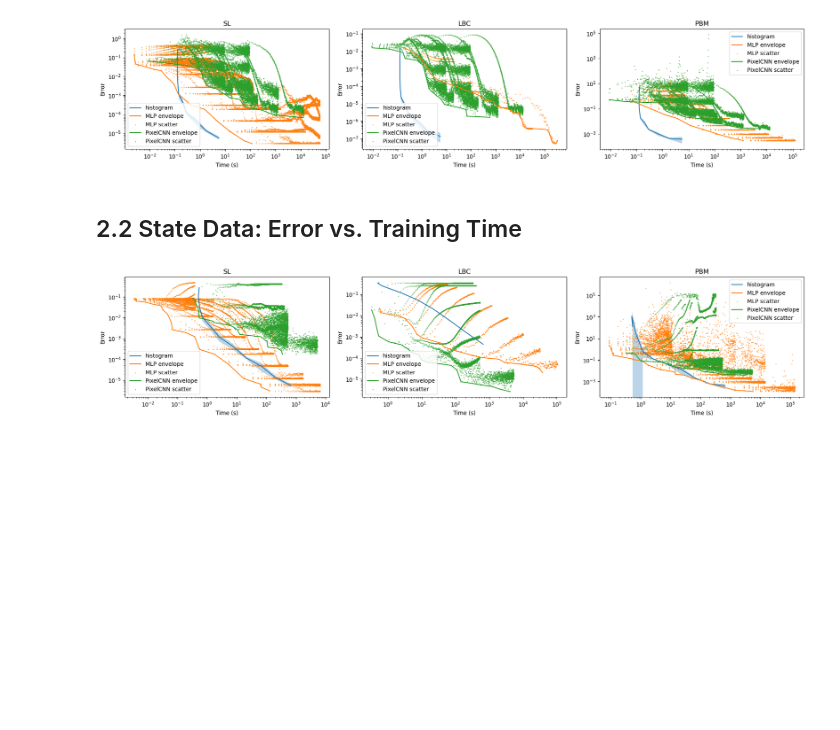
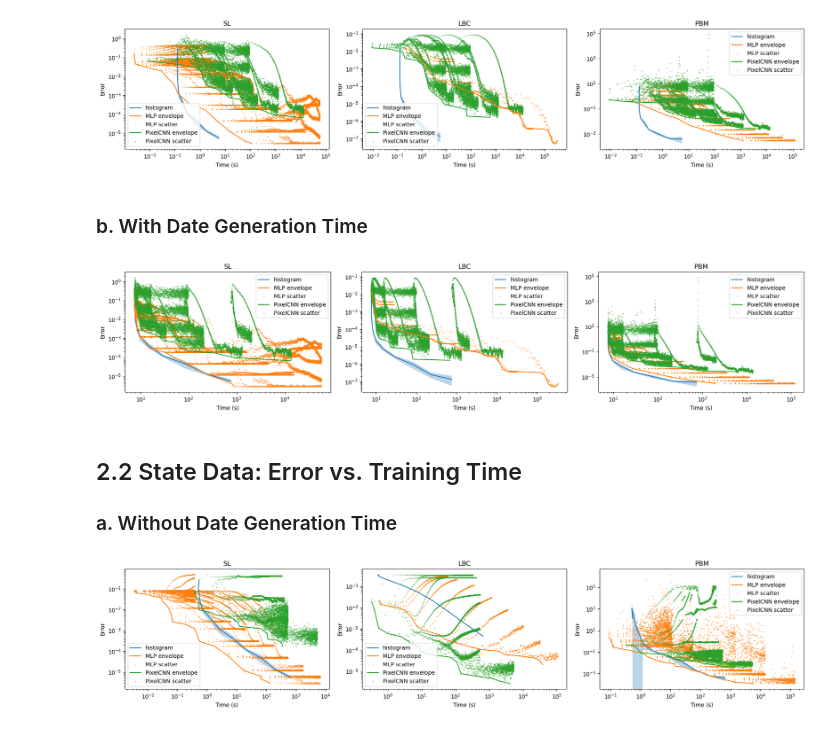
Before and after one commit to difeizhang/ising, a Jupyter notebook: plot.ipynb, the cells around one changed output. Cells and saved outputs as stored; diff of their text form; code cells hidden in the pictures; blank space fills up the shorter version.

Commit message:
update plots
compare lbc; include data generation time

```diff
--- a/plot.ipynb
+++ b/plot.ipynb
@@ -133,8 +134,54 @@ plt.tight_layout()
 plt.show()
 # %% [output]
 [figure]
+# %% [markdown]
+### b. With Date Generation Time
+# %%
+data_error_vs_time_histogram_SL = np.load('./overleaf/e/error_vs_time_histogram_SL_include.npz')
+data_error_vs_time_histogram_LBC = np.load('./overleaf/e/error_vs_time_histogram_LBC_include.npz')
+data_error_vs_time_histogram_PBM = np.load('./overleaf/e/error_vs_time_histogram_PBM_include.npz')
+data_error_vs_time_discriminative_SL = np.load('./overleaf/e/error_vs_time_discriminative_SL_include.npz')
+data_error_vs_time_discriminative_LBC = np.load('./overleaf/e/error_vs_time_discriminative_LBC_include.npz')
+data_error_vs_time_discriminative_PBM = np.load('./overleaf/e/error_vs_time_discriminative_PBM_include.npz')
+data_error_vs_time_generative_SL = np.load('./overleaf/e/error_vs_time_generative_SL_include.npz')
+data_error_vs_time_generative_LBC = np.load('./overleaf/e/error_vs_time_generative_LBC_include.npz')
+data_error_vs_time_generative_PBM = np.load('./overleaf/e/error_vs_time_generative_PBM_include.npz')
+# %%
+fig, axs = plt.subplots(1, 3, figsize=(18, 4))
+plot_error_vs_time(data_error_vs_time_histogram_SL, axs[0], 'histogram')
+plot_error_vs_time(data_error_vs_time_discriminative_SL, axs[0], 'MLP envelope', mode='envelope')
+plot_error_vs_time(data_error_vs_time_discriminative_SL, axs[0], 'MLP scatter', mode='scatter')
+plot_error_vs_time(data_error_vs_time_generative_SL, axs[0], 'PixelCNN envelope', mode='envelope')
+plot_error_vs_time(data_error_vs_time_generative_SL, axs[0], 'PixelCNN scatter', mode='scatter')
+
+
+plot_error_vs_time(data_error_vs_time_histogram_LBC, axs[1], 'histogram')
+plot_error_vs_time(data_error_vs_time_discriminative_LBC, axs[1], 'MLP envelope', mode='envelope')
+plot_error_vs_time(data_error_vs_time_discriminative_LBC, axs[1], 'MLP scatter', mode='scatter')
+plot_error_vs_time(data_error_vs_time_generative_LBC, axs[1], 'PixelCNN envelope', mode='envelope')
+plot_error_vs_time(data_error_vs_time_generative_LBC, axs[1], 'PixelCNN scatter', mode='scatter')
+
+plot_error_vs_time(data_error_vs_time_histogram_PBM, axs[2], 'histogram')
+plot_error_vs_time(data_error_vs_time_discriminative_PBM, axs[2], 'MLP envelope', mode='envelope')
+plot_error_vs_time(data_error_vs_time_discriminative_PBM, axs[2], 'MLP scatter', mode='scatter')
+plot_error_vs_time(data_error_vs_time_generative_PBM, axs[2], 'PixelCNN envelope', mode='envelope')
+plot_error_vs_time(data_error_vs_time_generative_PBM, axs[2], 'PixelCNN scatter', mode='scatter')
+
+titles = ['SL', 'LBC', 'PBM']
+for ax, title in zip(axs, titles):
+    ax.set_xscale('log')
+    ax.set_yscale('log')
+    ax.set_xlabel('Time (s)')
+    ax.set_ylabel('Error')
+    ax.set_title(title)
+    ax.legend()
+plt.tight_layout()
+plt.show()
+# %% [output]
+[figure, added]
 # %% [markdown]
 ## 2.2 State Data: Error vs. Training Time
+### a. Without Date Generation Time
 # %%
 data_error_vs_time_histogram_SL = np.load('./overleaf/s/error_vs_time_histogram_SL.npz')
 data_error_vs_time_histogram_LBC = np.load('./overleaf/s/error_vs_time_histogram_LBC.npz')
```
Also changed, not shown: parts of 7 cells of this notebook, 29 other files.
